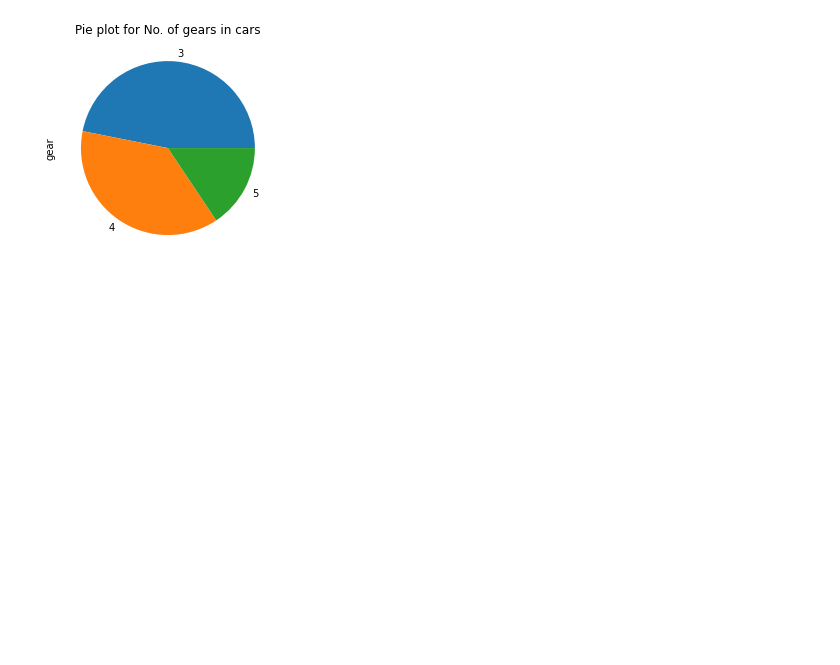
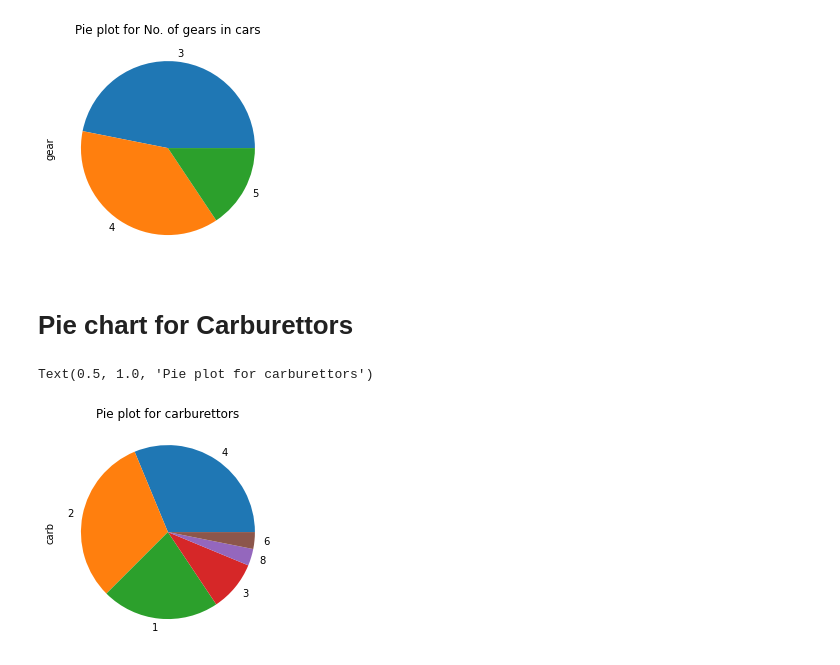
Before and after one commit to Pradnya1208/Data-Science, a Jupyter notebook: Visualizations_Python/Visualizations_python.ipynb, the cells around one changed output. Cells and saved outputs as stored; diff of their text form; code cells hidden in the pictures; blank space fills up the shorter version.

```diff
--- a/Visualizations_Python/Visualizations_python.ipynb
+++ b/Visualizations_Python/Visualizations_python.ipynb
@@ -98,3 +104,13 @@ plt.title('Pie plot for No. of gears in cars')
 # %% [output]
 Text(0.5, 1.0, 'Pie plot for No. of gears in cars')
 [figure]
+# %% [markdown]
+# Pie chart for Carburettors
+# %%
+cars["carb"].value_counts()
+
+cars.carb.value_counts().plot(kind="pie")
+plt.title('Pie plot for carburettors')
+# %% [output]
+Text(0.5, 1.0, 'Pie plot for carburettors')
+[figure, added]
```
Also changed, not shown: parts of 5 cells of this notebook.
